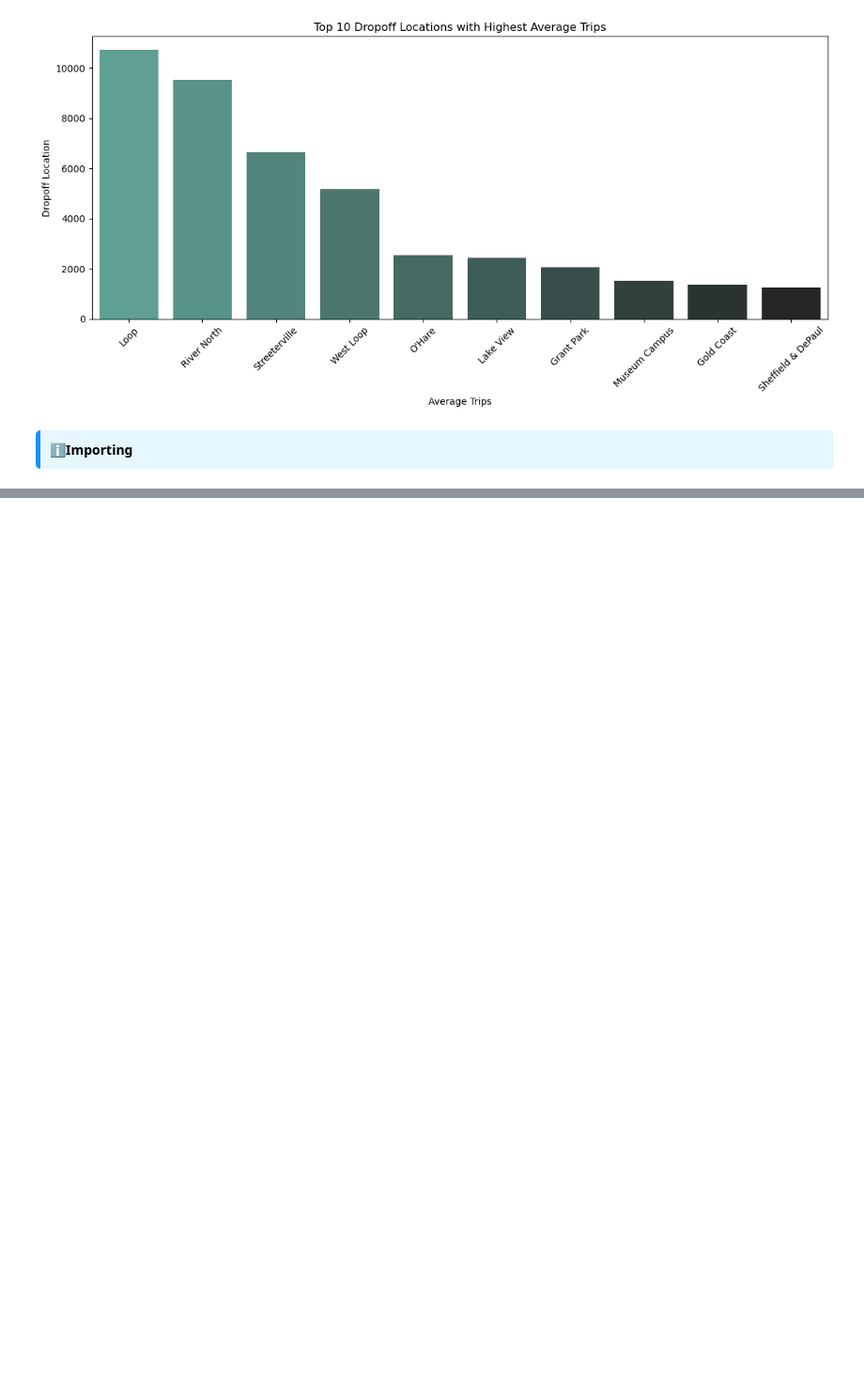
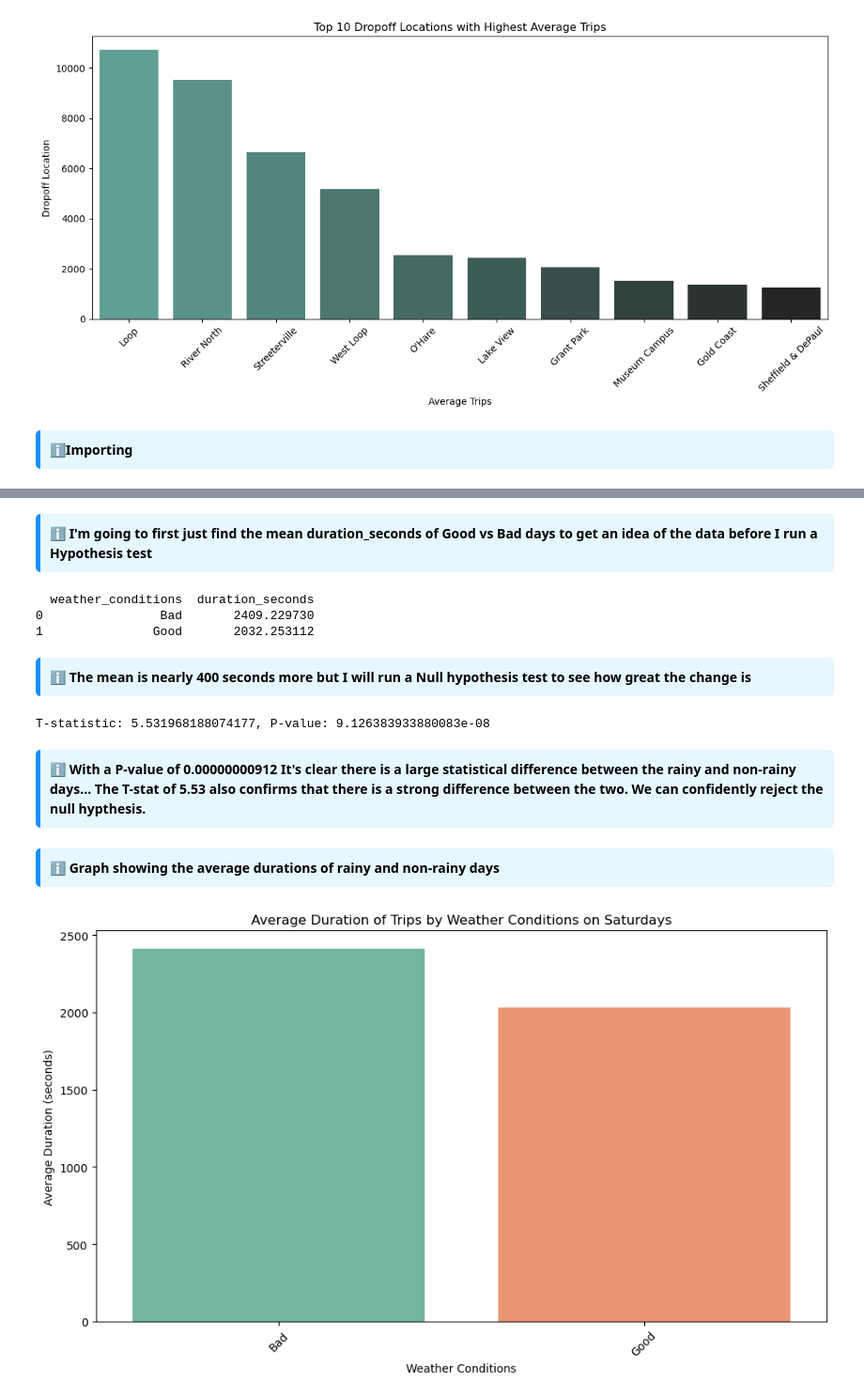
Before and after one commit to OliverBeau/Cabs_dataset_EDA, a Jupyter notebook: cabs_eda.ipynb, the cells around one changed output, grey strips where cells are left out. Shown at 94% size. Saved outputs shown, nothing was run; the diff lists cells and outputs as text; code cells hidden in the pictures; blank space fills up the shorter version.

Commit message:
ttest and graph for saturdays

```diff
--- a/cabs_eda.ipynb
+++ b/cabs_eda.ipynb
@@ -151,0 +185,3 @@ df_loop_ohare = pd.read_csv('loop_ohare.csv')
+# %%
+# Converting start_ts to datetime
+df_loop_ohare['start_ts'] = pd.to_datetime(df_loop_ohare['start_ts'])
@@ -151,0 +263,4 @@ df_loop_ohare = pd.read_csv('loop_ohare.csv')
+# %%
+df_loop_ohare.drop_duplicates(subset=['start_ts', 'weather_conditions', 'duration_seconds'], keep='first', inplace=True)
+df_loop_ohare.reset_index(drop=True, inplace=True)
+df_loop_ohare.duplicated().sum()
@@ -157,2 +279,5 @@ df_loop_ohare = pd.read_csv('loop_ohare.csv')
 # %%
-df_loop_ohare = pd.read_csv('loop_ohare.csv')
+df_loop_ohare['day_of_week'] = df_loop_ohare['start_ts'].dt.day_name()
+# Keeping only saturday
+df_loop_ohare_saturday = df_loop_ohare[df_loop_ohare['day_of_week'] == 'Saturday']
+df_loop_ohare_saturday.head()
@@ -158,0 +291,47 @@ df_loop_ohare = pd.read_csv('loop_ohare.csv')
+# %% [markdown]
+<div style="padding:10px; background:#e6f7ff; border-left:5px solid #1890ff; border-radius:5px; color:black;">
+<b>ℹ️ I'm going to first just find the mean duration_seconds of Good vs Bad days to get an idea of the data before I run a Hypothesis test</b>
+
+</div>
+# %%
+avg_duration = df_loop_ohare_saturday.groupby('weather_conditions')['duration_seconds'].mean().reset_index()
+print(avg_duration)
+# %% [output]
+  weather_conditions  duration_seconds
+0                Bad       2409.229730
+1               Good       2032.253112
+# %% [markdown]
+<div style="padding:10px; background:#e6f7ff; border-left:5px solid #1890ff; border-radius:5px; color:black;">
+<b>ℹ️ The mean is nearly 400 seconds more but I will run a Null hypothesis test to see how great the change is </b>
+
+</div>
+# %%
+rainy = df_loop_ohare_saturday[df_loop_ohare_saturday['weather_conditions'] == 'Bad']['duration_seconds']
+sunny = df_loop_ohare_saturday[df_loop_ohare_saturday['weather_conditions'] == 'Good']['duration_seconds']
+
+t_stat, p_value = ttest_ind(rainy, sunny, equal_var=False)
+print(f"T-statistic: {t_stat}, P-value: {p_value}")
+# %% [output]
+T-statistic: 5.531968188074177, P-value: 9.126383933880083e-08
+# %% [markdown]
+<div style="padding:10px; background:#e6f7ff; border-left:5px solid #1890ff; border-radius:5px; color:black;">
+<b>ℹ️ With a P-value of 0.00000000912 It's clear there is a large statistical difference between the rainy and non-rainy days... The T-stat of 5.53 also confirms that there is a strong difference between the two. We can confidently reject the null hypthesis.</b>
+
+</div>
+# %% [markdown]
+<div style="padding:10px; background:#e6f7ff; border-left:5px solid #1890ff; border-radius:5px; color:black;">
+<b>ℹ️ Graph showing the average durations of rainy and non-rainy days</b>
+
+</div>
+# %%
+# Plotting the average duration for each weather condition
+plt.figure(figsize=(10, 6))
+sns.barplot(x='weather_conditions', y='duration_seconds', data=avg_duration, palette='Set2')
+plt.title('Average Duration of Trips by Weather Conditions on Saturdays')
+plt.xlabel('Weather Conditions')
+plt.ylabel('Average Duration (seconds)')
+plt.xticks(rotation=45)
+plt.tight_layout()
+plt.show()
+# %% [output]
+[figure, added]
```
Also changed, not shown: parts of 17 cells of this notebook.
